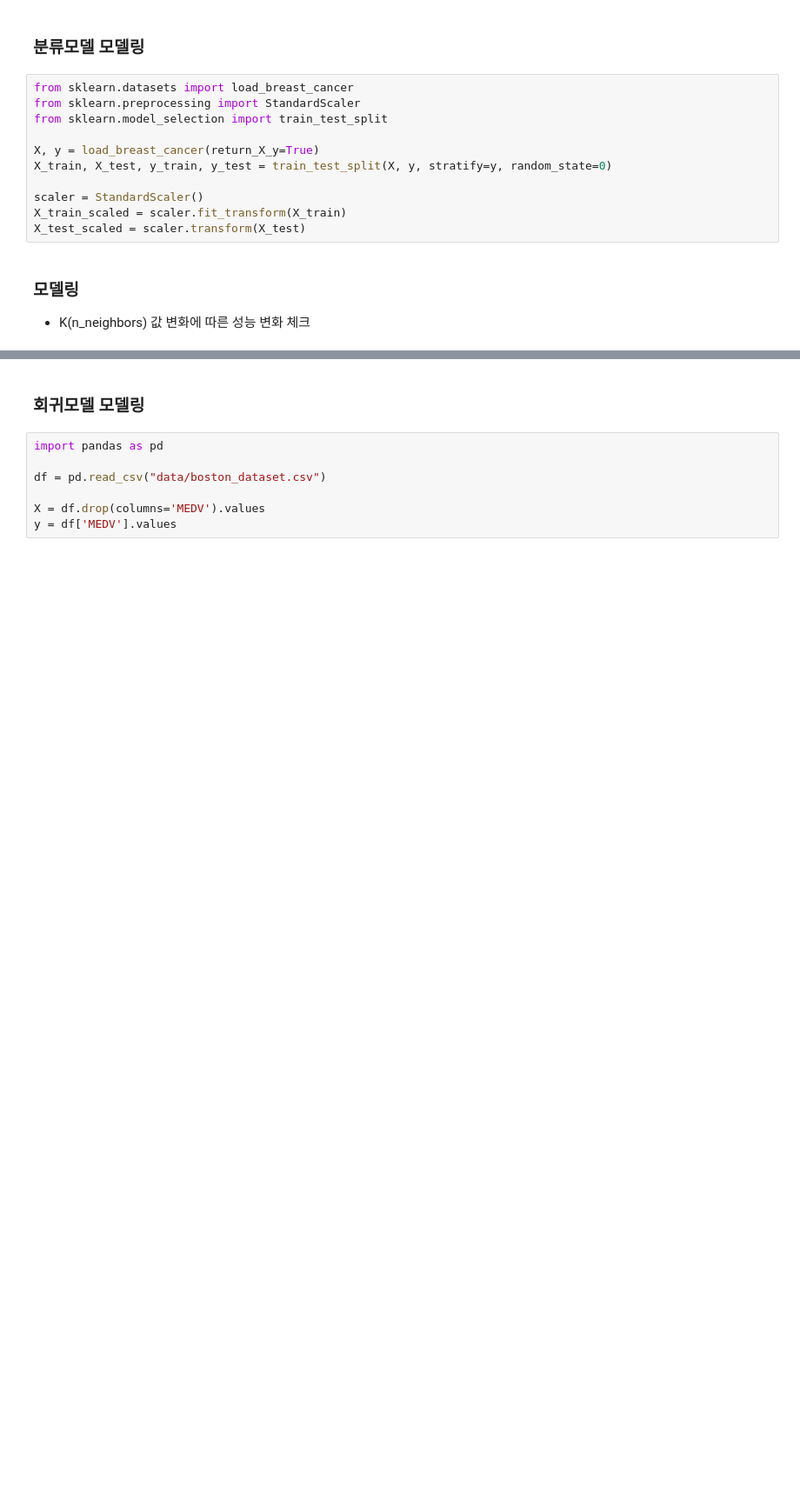
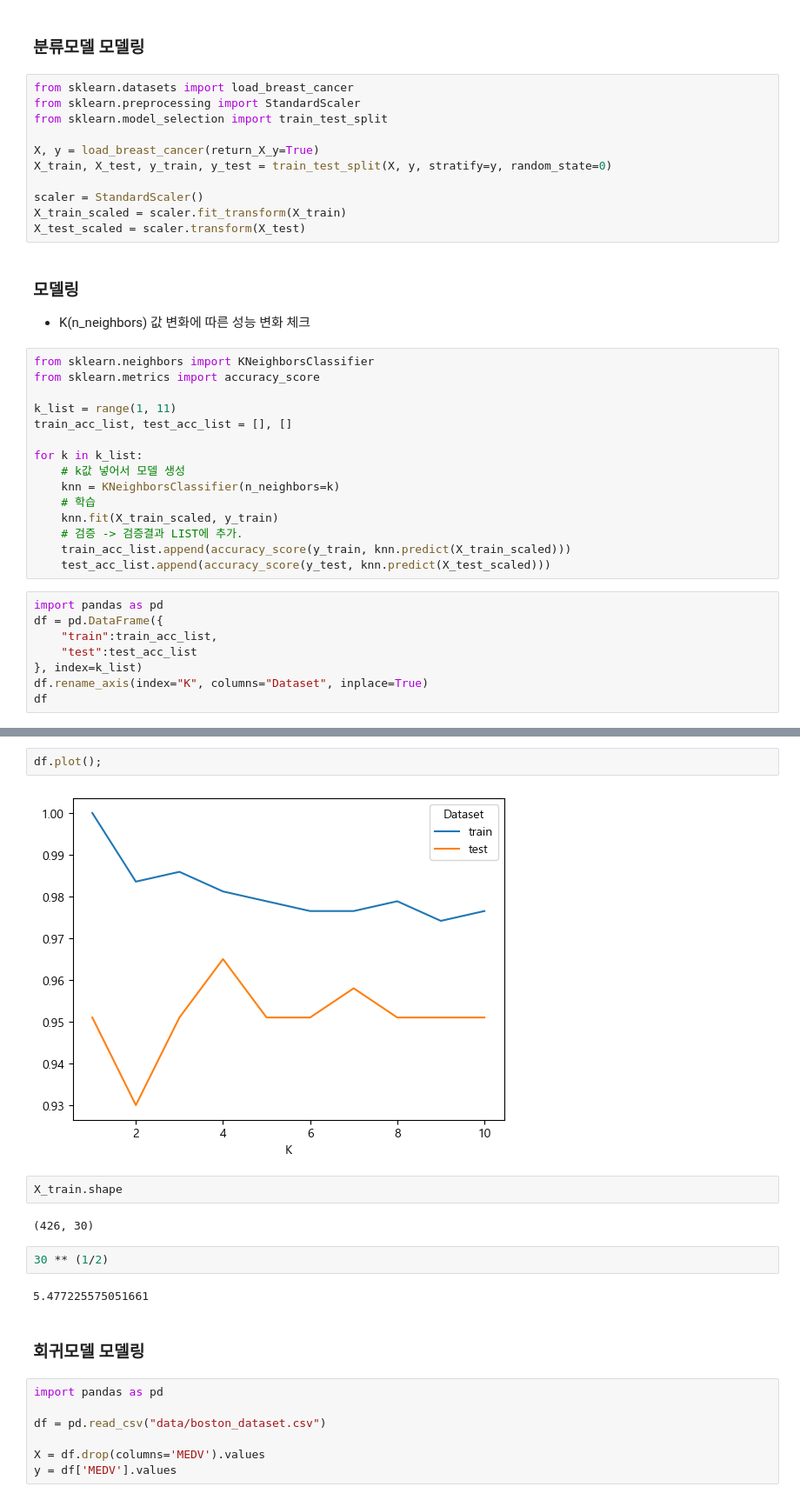
Before and after one commit to kgmyhGit/SKN06, a Jupyter notebook: 08_machine_learning/08_지도학습_최근접이웃.ipynb, the cells around one changed output, grey strips where cells are left out. Shown at 87% size. Drawn from its saved outputs; the diff is of its cells as text; blank space fills up the shorter version.

```diff
--- a/08_machine_learning/08_지도학습_최근접이웃.ipynb
+++ b/08_machine_learning/08_지도학습_최근접이웃.ipynb
@@ -85,3 +85,26 @@ X_test_scaled = scaler.transform(X_test)
 # %% [markdown]
 ### 모델링
 - K(n_neighbors) 값 변화에 따른 성능 변화 체크
+# %%
+from sklearn.neighbors import KNeighborsClassifier
+from sklearn.metrics import accuracy_score
+
+k_list = range(1, 11)
+train_acc_list, test_acc_list = [], []
+
+for k in k_list:
+    # k값 넣어서 모델 생성
+    knn = KNeighborsClassifier(n_neighbors=k)
+    # 학습
+    knn.fit(X_train_scaled, y_train)
+    # 검증 -> 검증결과 LIST에 추가.
+    train_acc_list.append(accuracy_score(y_train, knn.predict(X_train_scaled)))
+    test_acc_list.append(accuracy_score(y_test, knn.predict(X_test_scaled)))
+# %%
+import pandas as pd
+df = pd.DataFrame({
+    "train":train_acc_list,
+    "test":test_acc_list
+}, index=k_list)
+df.rename_axis(index="K", columns="Dataset", inplace=True)
+df
@@ -88,3 +124,15 @@ X_test_scaled = scaler.transform(X_test)
+# %%
+df.plot();
+# %% [output]
+[figure, added]
+# %%
+X_train.shape
+# %% [output]
+(426, 30)
+# %%
+30 ** (1/2)
+# %% [output]
+5.477225575051661
 # %% [markdown]
 ### 회귀모델 모델링
 # %%
```
Also changed, not shown: parts of 6 cells of this notebook, 4 other files.
